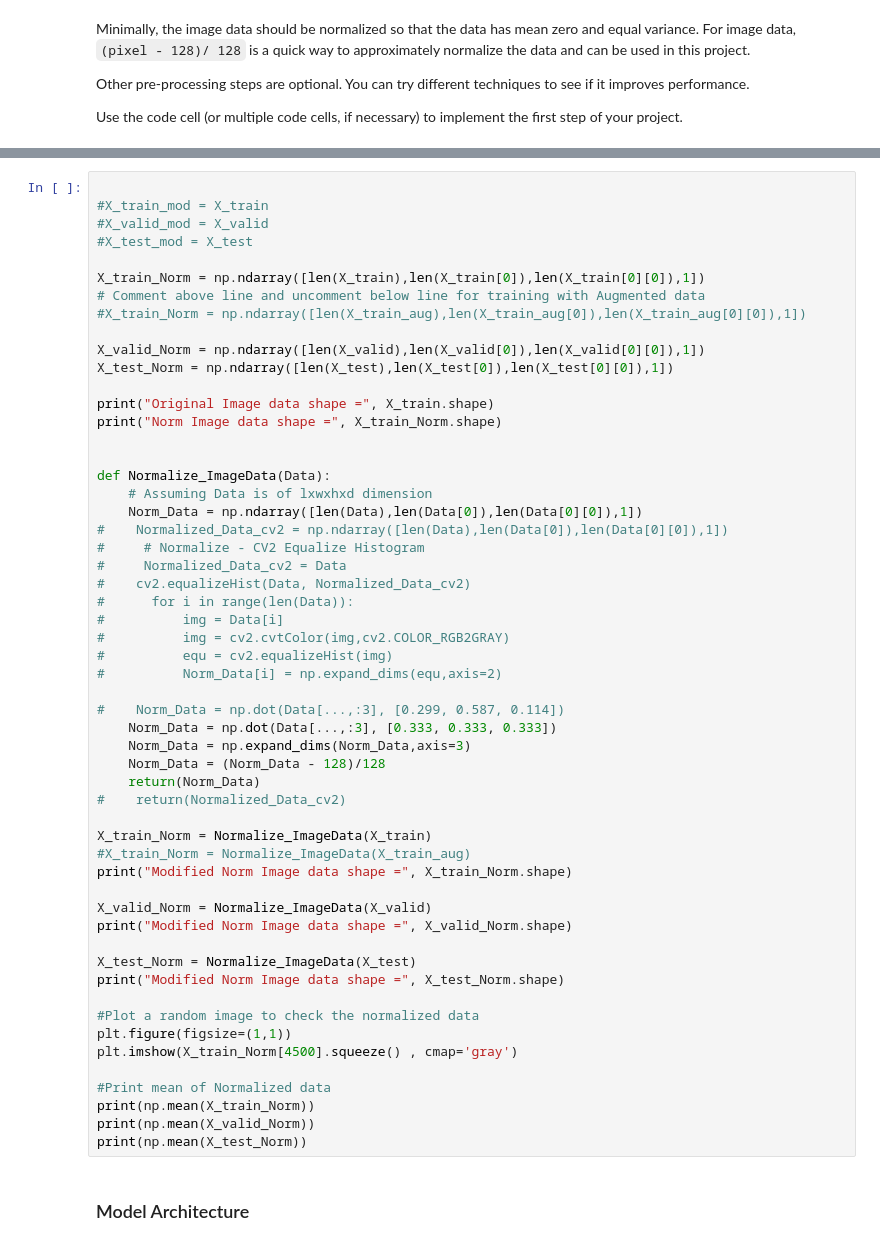
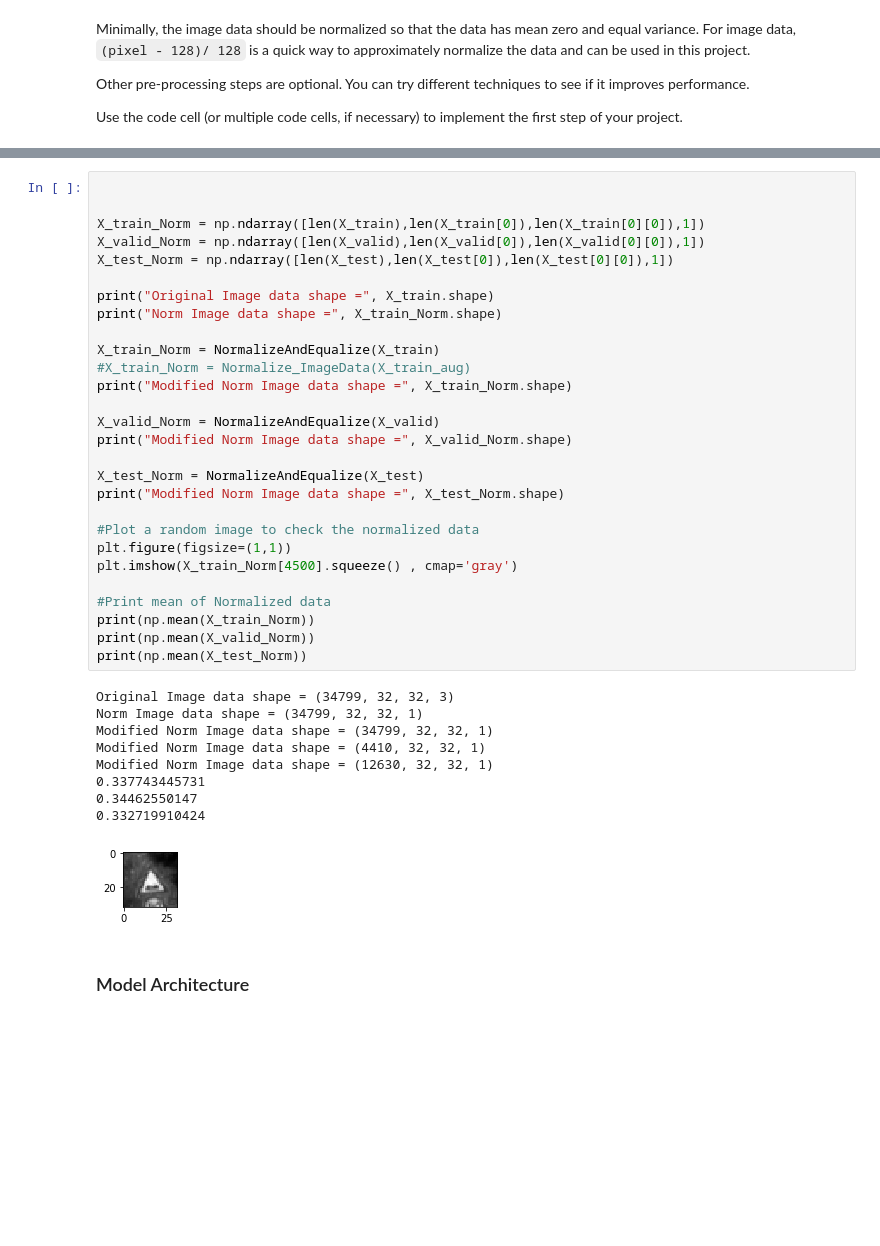
Before and after one commit to jonam85/CarND-Traffic-Sign-Classifier-Project, a Jupyter notebook: Traffic_Sign_Classifier.ipynb, the cells around one changed output, grey strips where cells are left out. Drawn from its saved outputs; the diff is of its cells as text; blank space fills up the shorter version.

```diff
--- a/Traffic_Sign_Classifier.ipynb
+++ b/Traffic_Sign_Classifier.ipynb
@@ -408,58 +469,41 @@ plt.imshow(X_train_normalized_cv2, cmap='gray')
 # %%
 
-#X_train_mod = X_train
-#X_valid_mod = X_valid
-#X_test_mod = X_test
 
 X_train_Norm = np.ndarray([len(X_train),len(X_train[0]),len(X_train[0][0]),1])
-# Comment above line and uncomment below line for training with Augmented data
-#X_train_Norm = np.ndarray([len(X_train_aug),len(X_train_aug[0]),len(X_train_aug[0][0]),1])
-
 X_valid_Norm = np.ndarray([len(X_valid),len(X_valid[0]),len(X_valid[0][0]),1])
 X_test_Norm = np.ndarray([len(X_test),len(X_test[0]),len(X_test[0][0]),1])
 
 print("Original Image data shape =", X_train.shape)
 print("Norm Image data shape =", X_train_Norm.shape)
 
-
-def Normalize_ImageData(Data):
-    # Assuming Data is of lxwxhxd dimension
-    Norm_Data = np.ndarray([len(Data),len(Data[0]),len(Data[0][0]),1])
-#    Normalized_Data_cv2 = np.ndarray([len(Data),len(Data[0]),len(Data[0][0]),1])
-#     # Normalize - CV2 Equalize Histogram
-#     Normalized_Data_cv2 = Data
-#    cv2.equalizeHist(Data, Normalized_Data_cv2)
-#      for i in range(len(Data)):
-#          img = Data[i]
-#          img = cv2.cvtColor(img,cv2.COLOR_RGB2GRAY)
-#          equ = cv2.equalizeHist(img)
-#          Norm_Data[i] = np.expand_dims(equ,axis=2)
-
-#    Norm_Data = np.dot(Data[...,:3], [0.299, 0.587, 0.114])
-    Norm_Data = np.dot(Data[...,:3], [0.333, 0.333, 0.333])
-    Norm_Data = np.expand_dims(Norm_Data,axis=3)
-    Norm_Data = (Norm_Data - 128)/128
-    return(Norm_Data)
-#    return(Normalized_Data_cv2)
-
-X_train_Norm = Normalize_ImageData(X_train)
+X_train_Norm = NormalizeAndEqualize(X_train)
 #X_train_Norm = Normalize_ImageData(X_train_aug)
 print("Modified Norm Image data shape =", X_train_Norm.shape)
 
-X_valid_Norm = Normalize_ImageData(X_valid)
+X_valid_Norm = NormalizeAndEqualize(X_valid)
 print("Modified Norm Image data shape =", X_valid_Norm.shape)
 
-X_test_Norm = Normalize_ImageData(X_test)
+X_test_Norm = NormalizeAndEqualize(X_test)
 print("Modified Norm Image data shape =", X_test_Norm.shape)
 
 #Plot a random image to check the normalized data
 plt.figure(figsize=(1,1))
 plt.imshow(X_train_Norm[4500].squeeze() , cmap='gray')
 
 #Print mean of Normalized data
 print(np.mean(X_train_Norm))
 print(np.mean(X_valid_Norm))
 print(np.mean(X_test_Norm))
+# %% [output]
+Original Image data shape = (34799, 32, 32, 3)
+Norm Image data shape = (34799, 32, 32, 1)
+Modified Norm Image data shape = (34799, 32, 32, 1)
+Modified Norm Image data shape = (4410, 32, 32, 1)
+Modified Norm Image data shape = (12630, 32, 32, 1)
+0.337743445731
+0.34462550147
+0.332719910424
+[figure, added]
 # %% [markdown]
 ### Model Architecture
 # %%
```
Also changed, not shown: parts of 37 cells of this notebook, 30 other files.
